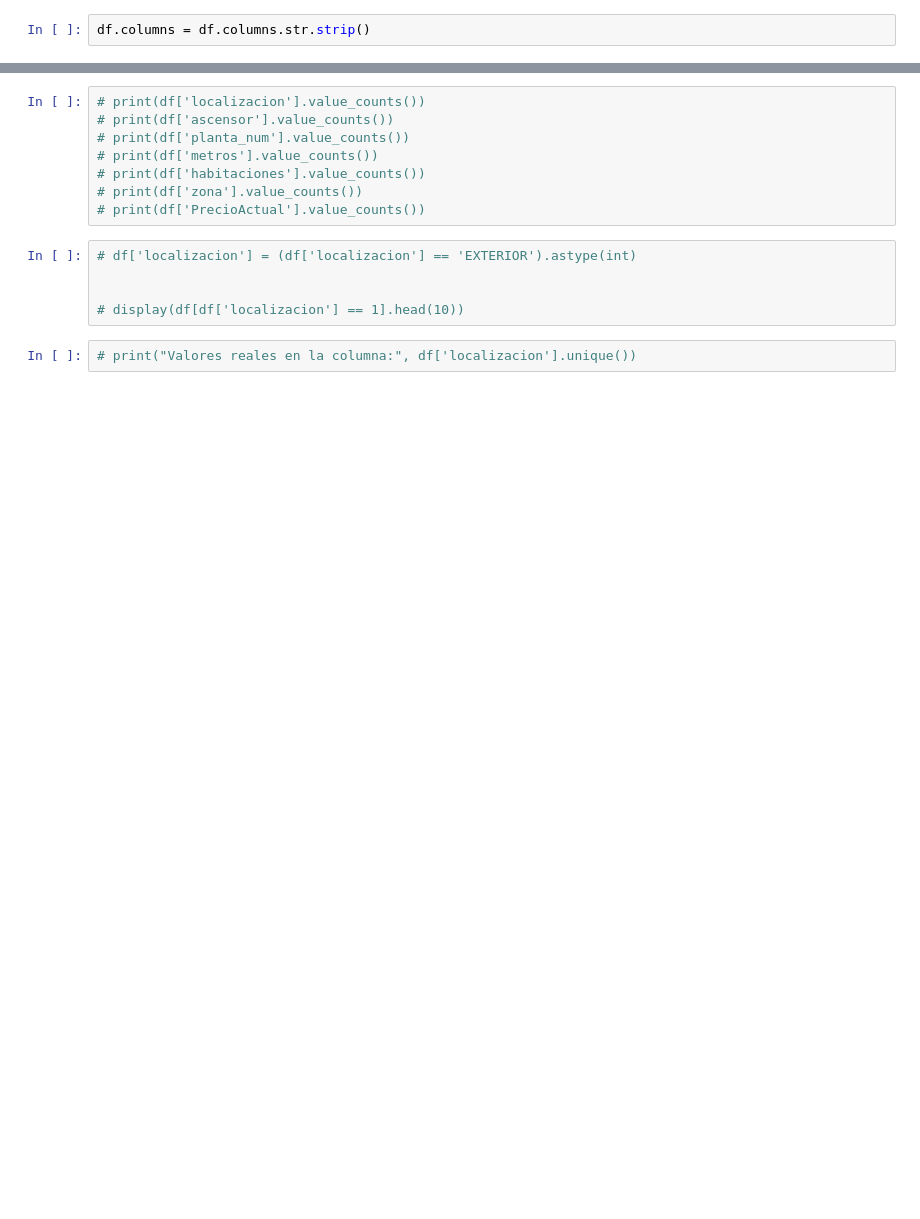
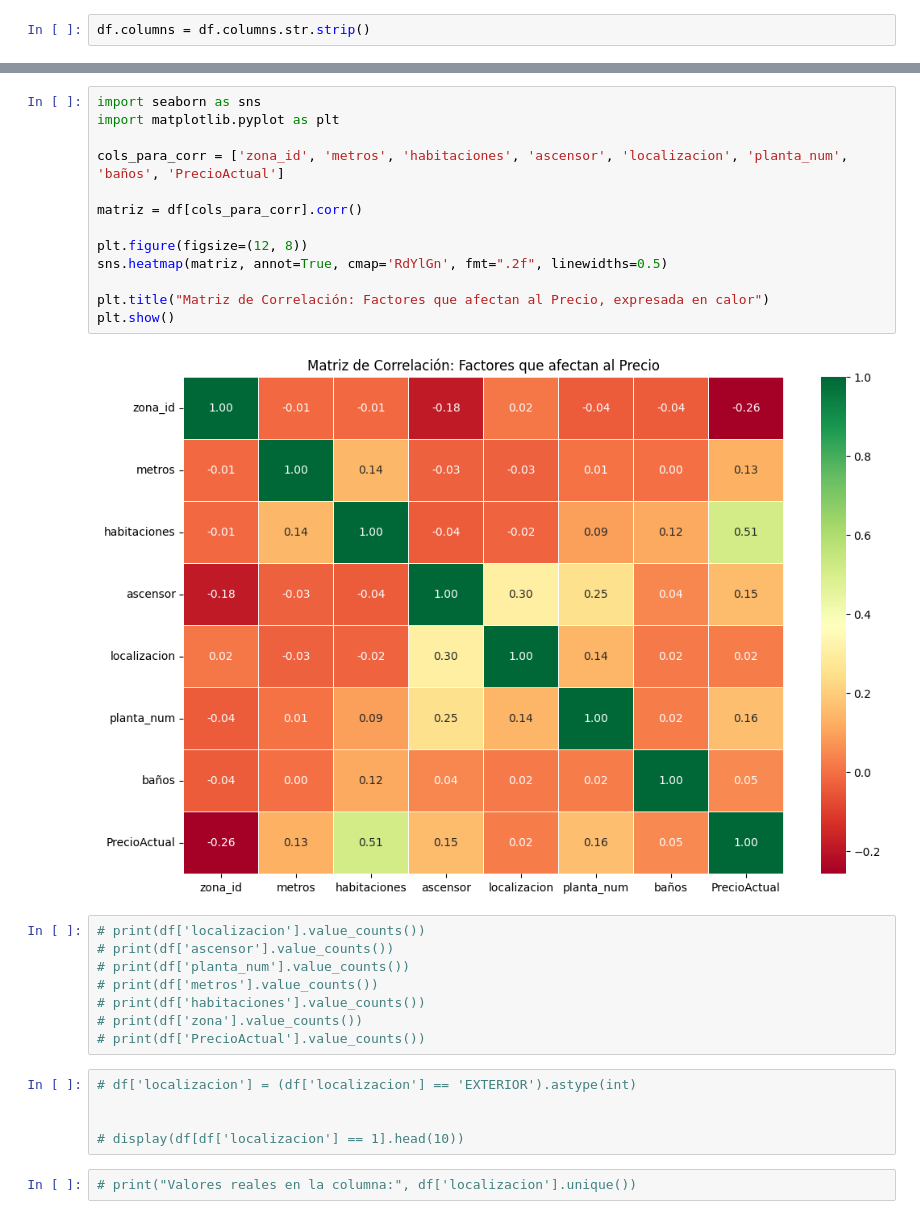
Before and after one commit to Bootcamp-IA-P6/ia-regression-project-team-2, a Jupyter notebook: eda-dataset.ipynb, the cells around one changed output, grey strips where cells are left out. Saved outputs shown, nothing was run; the diff lists cells and outputs as text; blank space fills up the shorter version.

Commit message:
feat: fixed and added the corr function

```diff
--- a/eda-dataset.ipynb
+++ b/eda-dataset.ipynb
@@ -237,3 +277,18 @@ Interiores (0): 2739
+# %%
+import seaborn as sns
+import matplotlib.pyplot as plt
+
+cols_para_corr = ['zona_id', 'metros', 'habitaciones', 'ascensor', 'localizacion', 'planta_num', 'baños', 'PrecioActual']
+
+matriz = df[cols_para_corr].corr()
+
+plt.figure(figsize=(12, 8))
+sns.heatmap(matriz, annot=True, cmap='RdYlGn', fmt=".2f", linewidths=0.5)
+
+plt.title("Matriz de Correlación: Factores que afectan al Precio, expresada en calor")
+plt.show()
+# %% [output]
+[figure, added]
 # %%
 # print(df['localizacion'].value_counts())
 # print(df['ascensor'].value_counts())
```
Also changed, not shown: parts of 10 cells of this notebook.
